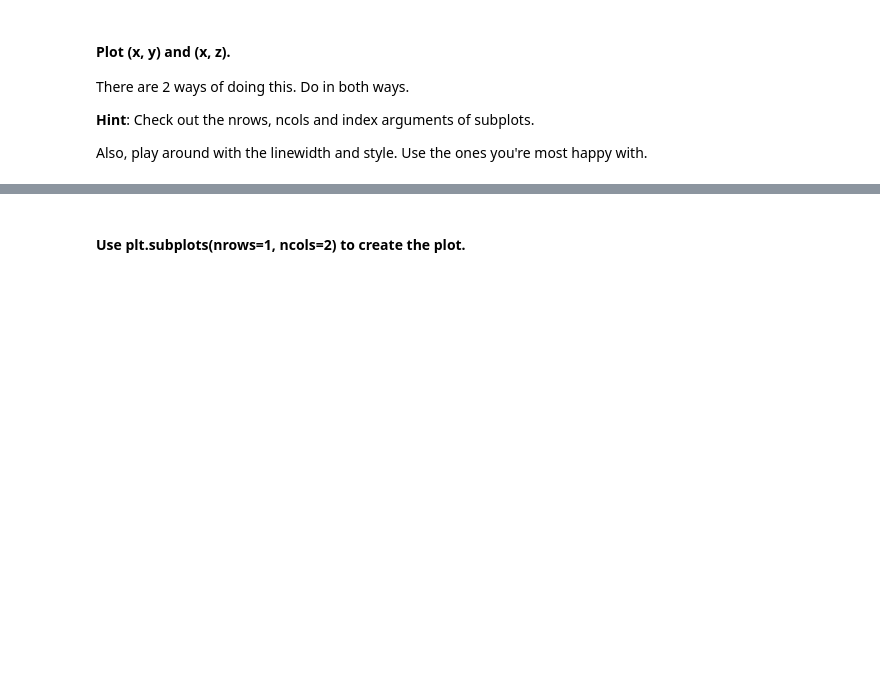
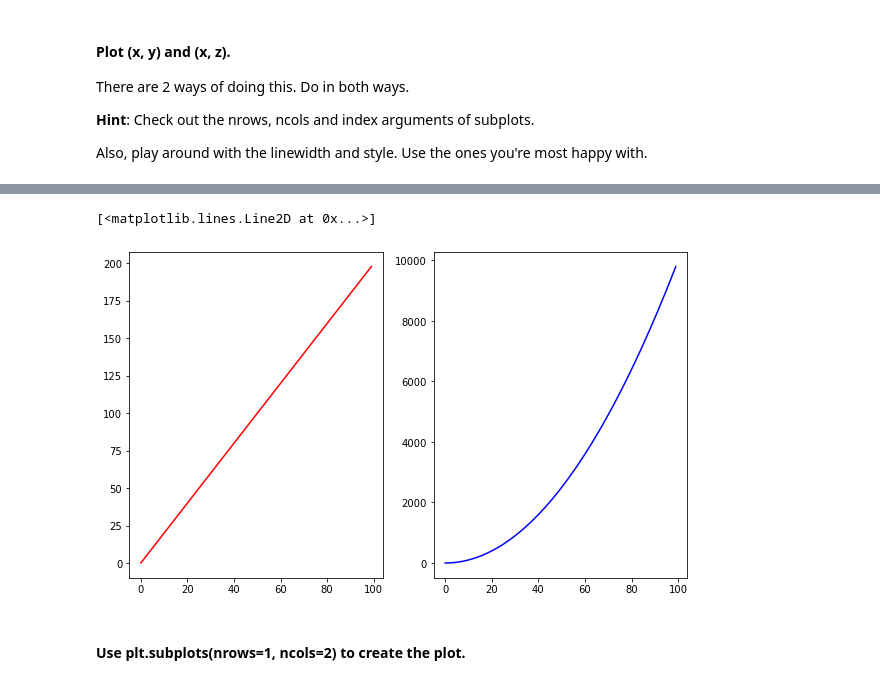
Before and after one commit to napoleonthevitzla/dataptmad1121_labs, a Jupyter notebook: module-2/matplotlib-seaborn/your-code/main.ipynb, the cells around one changed output, grey strips where cells are left out. Drawn from its saved outputs; the diff is of its cells as text; code cells hidden in the pictures; blank space fills up the shorter version.

```diff
--- a/module-2/matplotlib-seaborn/your-code/main.ipynb
+++ b/module-2/matplotlib-seaborn/your-code/main.ipynb
@@ -23,18 +29,3 @@ There are 2 ways of doing this. Do in both ways.
 **Hint**: Check out the nrows, ncols and index arguments of subplots.
 
 Also, play around with the linewidth and style. Use the ones you're most happy with.
-# %%
-# Method 1 Plot A (x,y)
-data_plot_1 = (x, y)
-data_plot_2 = (x, z)
-
-fig = plt.figure()
-ax = fig.add_axes(data_plot_1, projection='polar')
-
-
-
-fig.add_axes(data_plot_1, frameon=False, facecolor='g')
-fig.add_axes(data_plot_1, polar=True)
-
-fig.delaxes(ax)
-fig.add_axes(ax)
@@ -44,5 +31,0 @@ TypeError: from_bounds() missing 2 required positional arguments: 'width' and 'h
-# %%
-
-plot_a = plt.plot((x,y), scaley=True)
-fig, ax = plt.subplots(ncols=1, nrows=1, figsize=(13,8))
-# Method 1 Plot B (x,z)
@@ -52,2 +40,11 @@ fig, ax = plt.subplots(ncols=1, nrows=1, figsize=(13,8))
+# %%
+# Method 2
+
+plot_2 = fig, ax = plt.subplots(nrows=1, ncols=2, figsize=(10,6))
+ax[0].plot(x, y, color = 'red')
+ax[1].plot(x, z, color = 'blue')
+# %% [output]
+[<matplotlib.lines.Line2D at 0x...>]
+[figure, added]
 # %% [markdown]
 #### Use plt.subplots(nrows=1, ncols=2) to create the plot.
```
Also changed, not shown: parts of 6 cells of this notebook.
